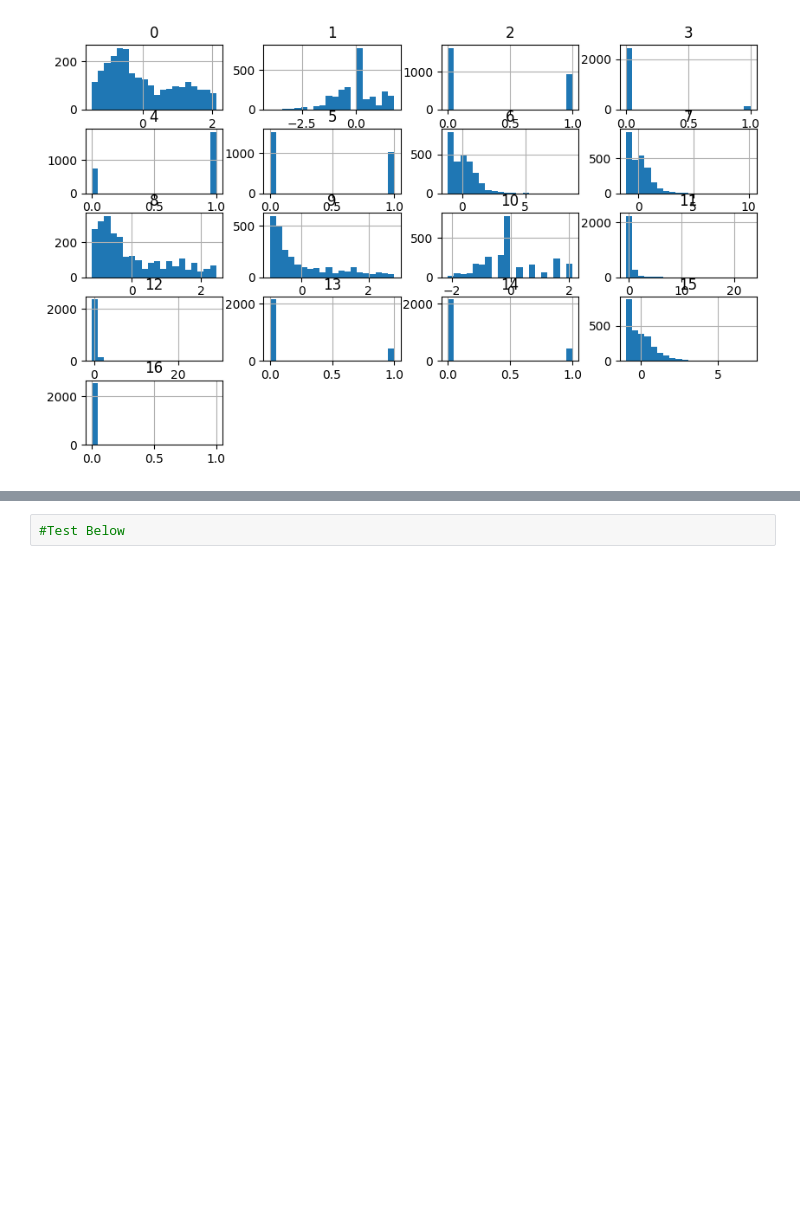
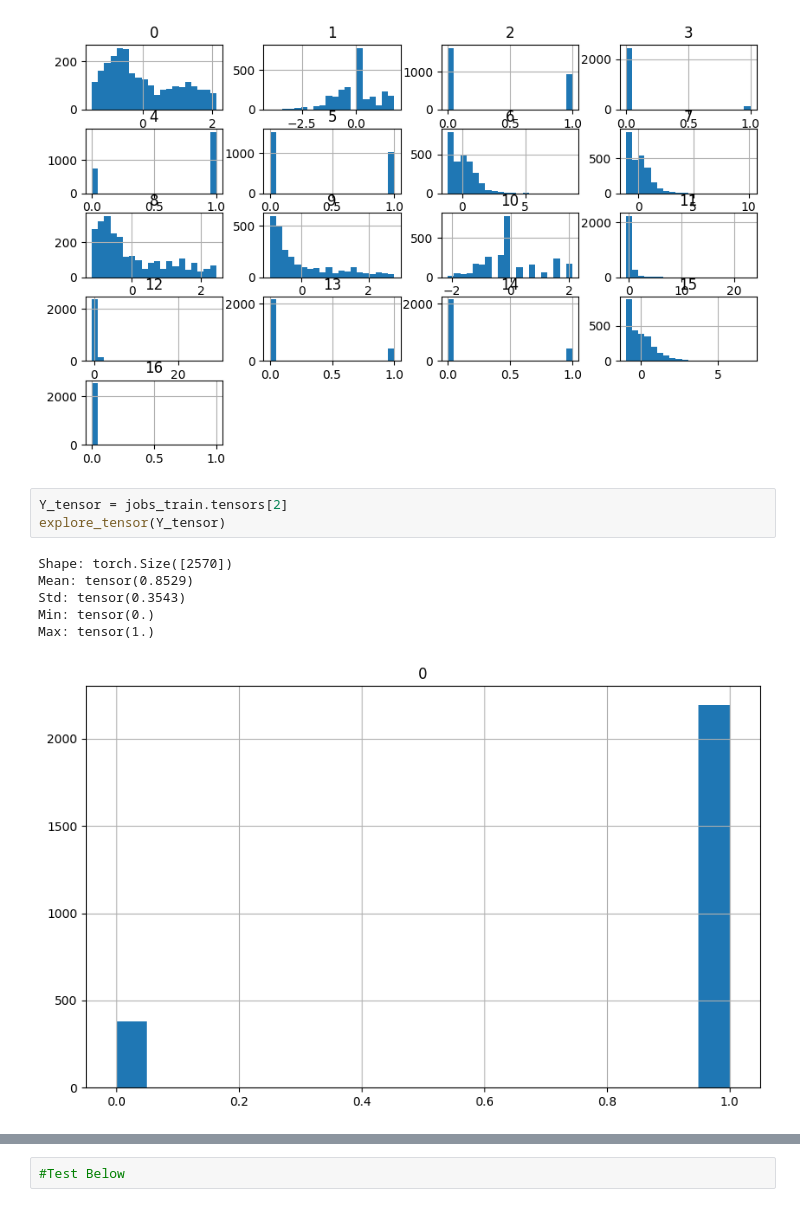
Before and after one commit to evanyang22/Ma_RPCE_ITE_Estimation, a Jupyter notebook: RPCE.ipynb, the cells around one changed output, grey strips where cells are left out. Cells and saved outputs as stored; diff of their text form; blank space fills up the shorter version.

```diff
--- a/RPCE.ipynb
+++ b/RPCE.ipynb
@@ -69,6 +69,16 @@ Max: tensor([ 2.1143,  1.8054,  1.0000,  1.0000,  1.0000,  1.0000,  8.7520, 10.1
          2.4467,  2.7733,  2.1137, 23.0528, 29.0226,  1.0000,  1.0000,  7.1360,
          1.0000])
 [figure]
+# %%
+Y_tensor = jobs_train.tensors[2]
+explore_tensor(Y_tensor)
+# %% [output]
+Shape: torch.Size([2570])
+Mean: tensor(0.8529)
+Std: tensor(0.3543)
+Min: tensor(0.)
+Max: tensor(1.)
+[figure, added]
 # %%
 #AutoEncoder: an Encoder paired with a Decoder to ensure x => z => x_recon is close
 #Encoder: multi-layer feedforward network
```
Also changed, not shown: parts of 7 cells of this notebook.
